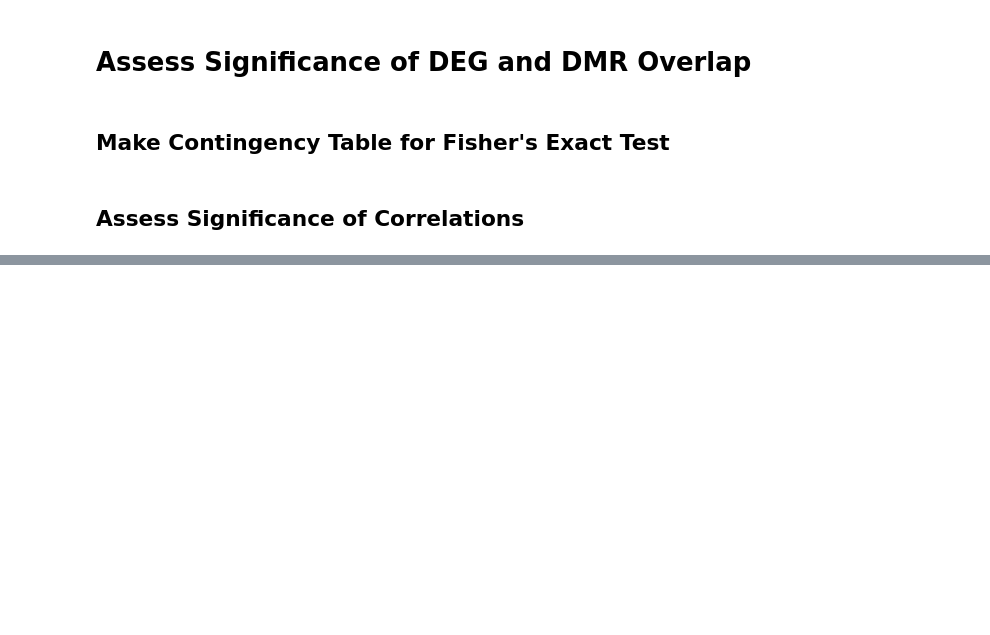
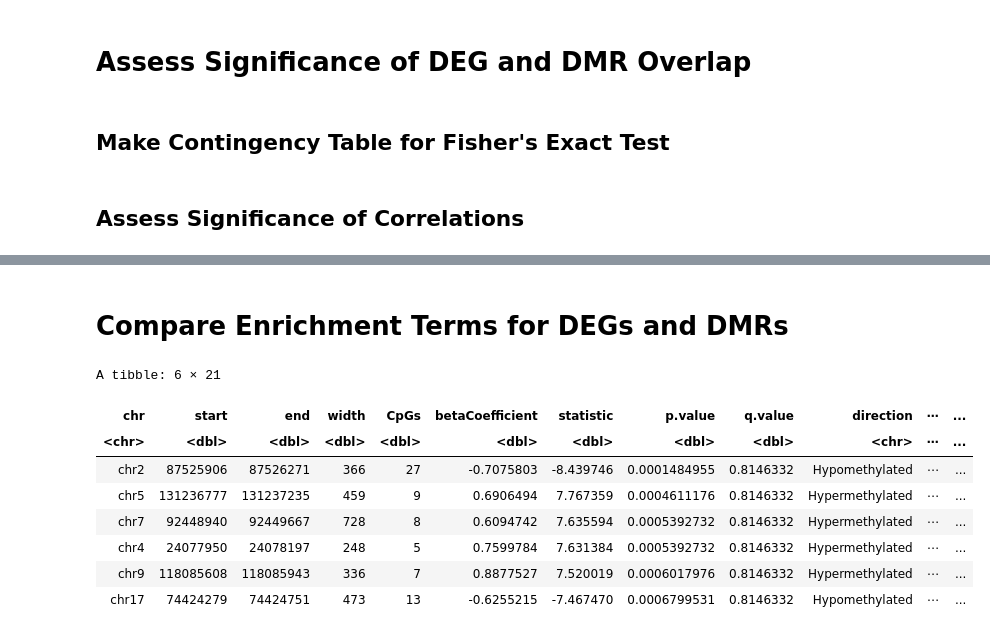
Before and after one commit to vhaghani26/Mouse_FAE_RNAseq_WGBS, a Jupyter notebook: 01_RNAseq_WGBS_integration.ipynb, the cells around one changed output, grey strips where cells are left out. Cells and saved outputs as stored; diff of their text form; code cells hidden in the pictures; blank space fills up the shorter version.

```diff
--- a/01_RNAseq_WGBS_integration.ipynb
+++ b/01_RNAseq_WGBS_integration.ipynb
@@ -934,0 +1054,21 @@ print(genes_in_either)
+# %% [markdown]
+# Compare Enrichment Terms for DEGs and DMRs
+# %%
+# Load data
+dmrs <- read_excel("wgbs/08_cytosine_reports/DMRs/DMRs_annotated.xlsx")
+
+# Subset to significant DMRs only
+dmrs <- dmrs[dmrs$p.value < 0.05, ]
+
+# View
+head(dmrs)
+# %% [output]
+A tibble: 6 × 21
+| chr | start | end | width | CpGs | betaCoefficient | statistic | p.value | q.value | direction | ⋯ | ... |
+| <chr> | <dbl> | <dbl> | <dbl> | <dbl> | <dbl> | <dbl> | <dbl> | <dbl> | <chr> | ⋯ | ... |
+| chr2 | 87525906 | 87526271 | 366 | 27 | -0.7075803 | -8.439746 | 0.0001484955 | 0.8146332 | Hypomethylated | ⋯ | ... |
+| chr5 | 131236777 | 131237235 | 459 | 9 | 0.6906494 | 7.767359 | 0.0004611176 | 0.8146332 | Hypermethylated | ⋯ | ... |
+| chr7 | 92448940 | 92449667 | 728 | 8 | 0.6094742 | 7.635594 | 0.0005392732 | 0.8146332 | Hypermethylated | ⋯ | ... |
+| chr4 | 24077950 | 24078197 | 248 | 5 | 0.7599784 | 7.631384 | 0.0005392732 | 0.8146332 | Hypermethylated | ⋯ | ... |
+| chr9 | 118085608 | 118085943 | 336 | 7 | 0.8877527 | 7.520019 | 0.0006017976 | 0.8146332 | Hypermethylated | ⋯ | ... |
+| chr17 | 74424279 | 74424751 | 473 | 13 | -0.6255215 | -7.467470 | 0.0006799531 | 0.8146332 | Hypomethylated | ⋯ | ... |
```
Also changed, not shown: parts of 23 cells of this notebook, 1 other file.
